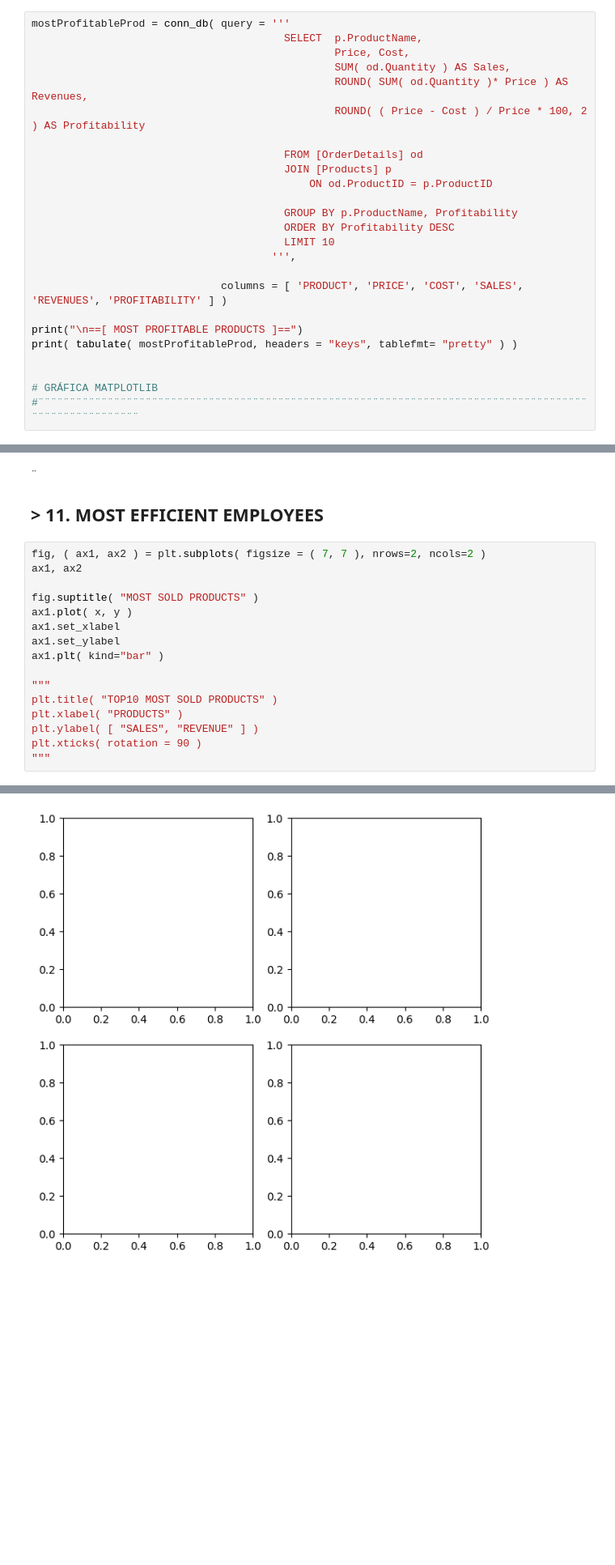
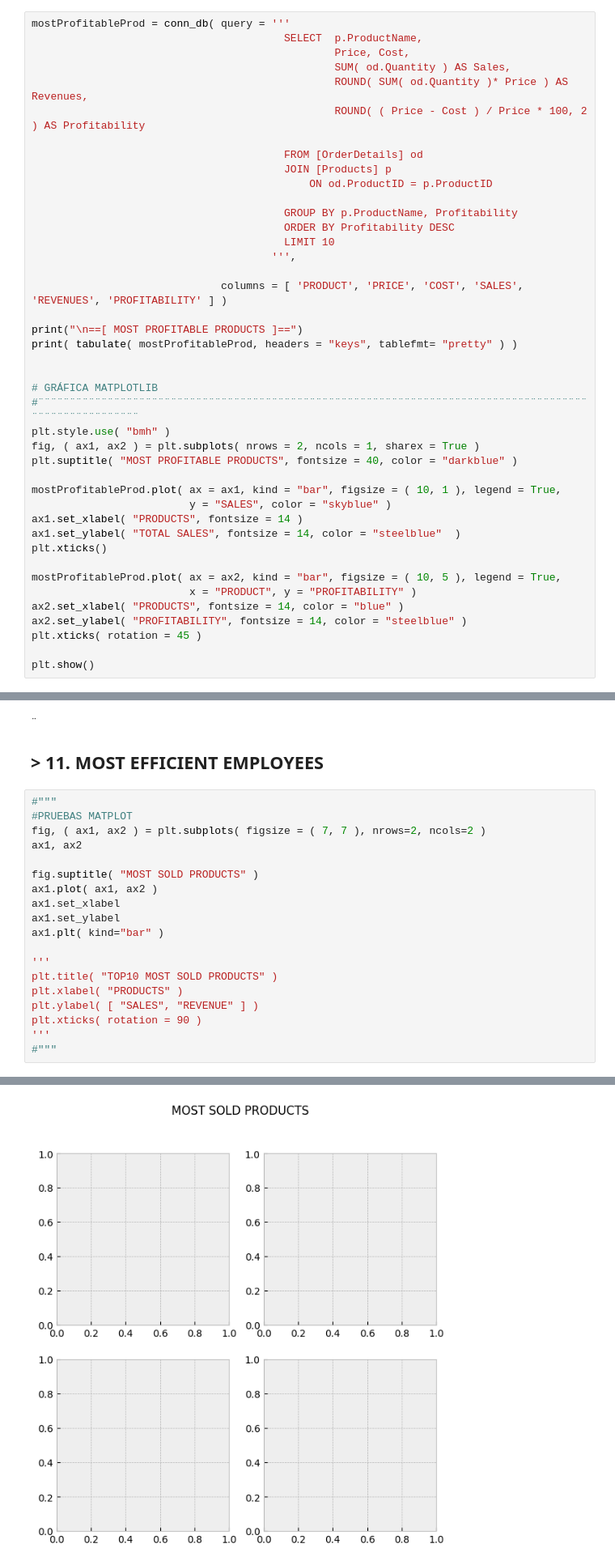
Before and after one commit to AlexIverson3/NorthWindDB-Analysis, a Jupyter notebook: NorthWind_Analysis.ipynb, the cells around one changed output, grey strips where cells are left out. Shown: that part at 81% size. Drawn from its saved outputs; the diff is of its cells as text; blank space fills up the shorter version.

```diff
--- a/NorthWind_Analysis.ipynb
+++ b/NorthWind_Analysis.ipynb
@@ -326,6 +326,23 @@ print( tabulate( mostProfitableProd, headers = "keys", tablefmt= "pretty" ) )
 
 # GRÁFICA MATPLOTLIB
 #¨¨¨¨¨¨¨¨¨¨¨¨¨¨¨¨¨¨¨¨¨¨¨¨¨¨¨¨¨¨¨¨¨¨¨¨¨¨¨¨¨¨¨¨¨¨¨¨¨¨¨¨¨¨¨¨¨¨¨¨¨¨¨¨¨¨¨¨¨¨¨¨¨¨¨¨¨¨¨¨¨¨¨¨¨¨¨¨¨¨¨¨¨¨¨¨¨¨¨¨¨¨¨¨
+plt.style.use( "bmh" )
+fig, ( ax1, ax2 ) = plt.subplots( nrows = 2, ncols = 1, sharex = True )
+plt.suptitle( "MOST PROFITABLE PRODUCTS", fontsize = 40, color = "darkblue" )
+
+mostProfitableProd.plot( ax = ax1, kind = "bar", figsize = ( 10, 1 ), legend = True,
+                         y = "SALES", color = "skyblue" )
+ax1.set_xlabel( "PRODUCTS", fontsize = 14 )
+ax1.set_ylabel( "TOTAL SALES", fontsize = 14, color = "steelblue"  )
+plt.xticks()
+
+mostProfitableProd.plot( ax = ax2, kind = "bar", figsize = ( 10, 5 ), legend = True,
+                         x = "PRODUCT", y = "PROFITABILITY" )
+ax2.set_xlabel( "PRODUCTS", fontsize = 14, color = "blue" )
+ax2.set_ylabel( "PROFITABILITY", fontsize = 14, color = "steelblue" )
+plt.xticks( rotation = 45 )
+
+plt.show()
 # %% [output]
 ==[ MOST PROFITABLE PRODUCTS ]==
 +---+----------------------+-------+-------+-------+----------+---------------+
@@ -479,19 +541,22 @@ plt.show()
 ¨
  ## > 11. MOST EFFICIENT EMPLOYEES
 # %%
+#"""
+#PRUEBAS MATPLOT
 fig, ( ax1, ax2 ) = plt.subplots( figsize = ( 7, 7 ), nrows=2, ncols=2 )
 ax1, ax2
 
 fig.suptitle( "MOST SOLD PRODUCTS" )
-ax1.plot( x, y )
+ax1.plot( ax1, ax2 )
 ax1.set_xlabel
 ax1.set_ylabel
 ax1.plt( kind="bar" )
 
-"""
+'''
 plt.title( "TOP10 MOST SOLD PRODUCTS" )
 plt.xlabel( "PRODUCTS" )
 plt.ylabel( [ "SALES", "REVENUE" ] )
 plt.xticks( rotation = 90 )
-"""
+'''
+#"""
 # %% [output]
@@ -499,4 +564,4 @@ AttributeError: 'numpy.ndarray' object has no attribute 'plt'
-[figure, old version]
+[figure, new version]
 # %%
 print(plt.style.available)
 
```
Also changed, not shown: parts of 5 cells of this notebook, 11 other files.
